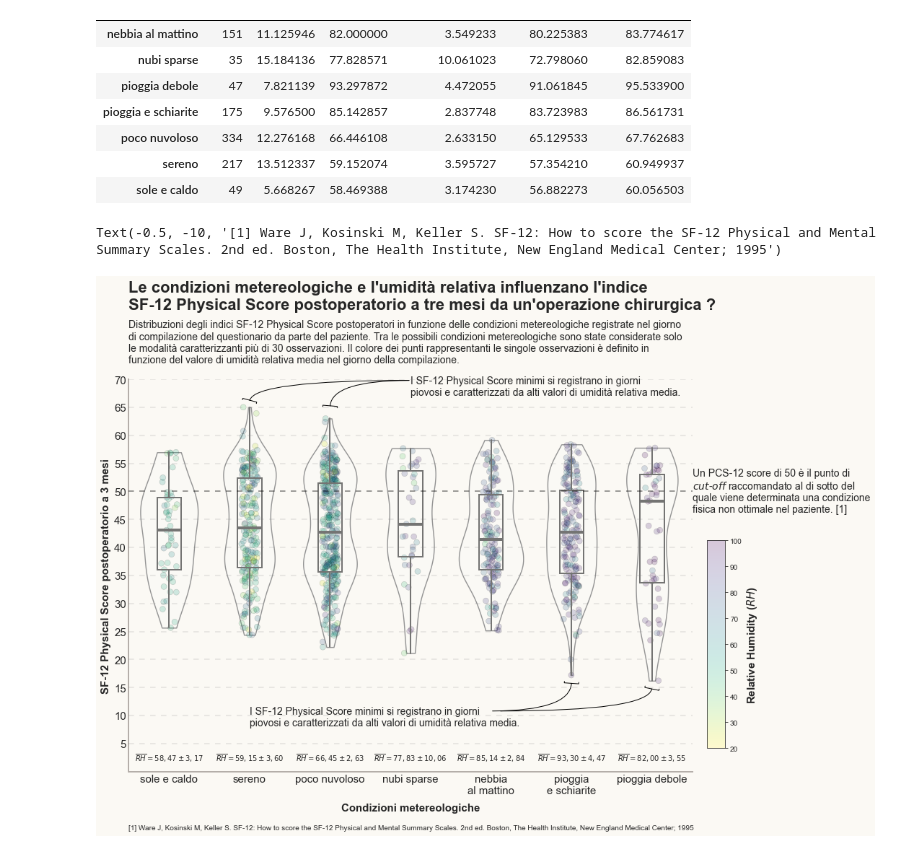
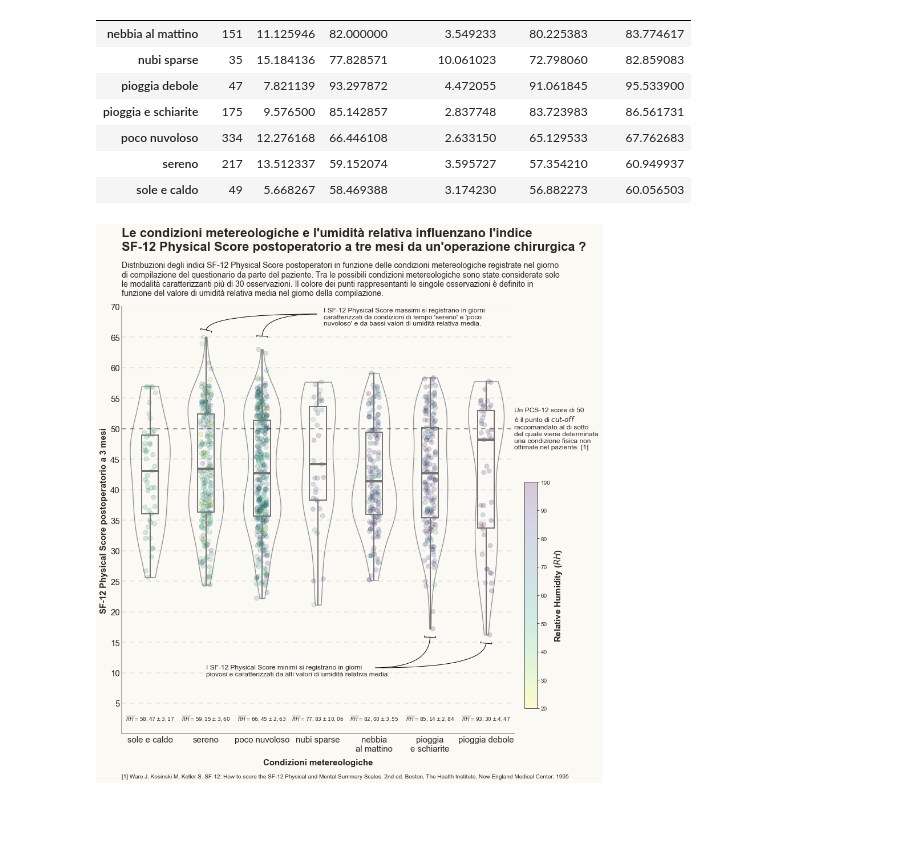
Before and after one commit to giocoal/surgery-PROMs-score-and-weather-conditions-data-visualizations, a Jupyter notebook: DataViz_Compitino_PrimaVIsualizzazione.ipynb, the cells around one changed output. Saved outputs shown, nothing was run; the diff lists cells and outputs as text; code cells hidden in the pictures; blank space fills up the shorter version.

Commit message:
Sistemazione prima viz salvataggio

```diff
--- a/DataViz_Compitino_PrimaVIsualizzazione.ipynb
+++ b/DataViz_Compitino_PrimaVIsualizzazione.ipynb
@@ -287,9 +287,12 @@ sunto_umid
 | sole e caldo | 49 | 5.668267 | 58.469388 | 3.174230 | 56.882273 | 60.056503 |
 # %%
 sns.set_style('white')
-fig, ax = plt.subplots(figsize= (14, 10))
+#fig, ax = plt.subplots(figsize= (14, 10))
 #Tentativo
 #fig, ax = plt.subplots(figsize= (5.67, 4.05))
+#Tentativo2
+my_dpi = 138
+fig, ax = plt.subplots(figsize= (1700/my_dpi, 1900/my_dpi))
 fig.patch.set_facecolor('#fbf9f4')
 ax.set_facecolor('#fbf9f4')
 #color_scale = ["#1B9E77", "#D95F02", "#7570B3", "#E7298A", "#66A61E", "#E6AB02", "#A6761D"]
@@ -400,7 +403,7 @@ titolo_inglese = "Do weather conditions affect post-operatory physical PROM scor
 fig.suptitle(
     titolo_italiano,
     x = 0.125,
-    y = 1.07,
+    y = 1.02,
     ha="left",
     fontsize=22,
     weight="bold",
@@ -410,7 +413,7 @@ fig.suptitle(
 
 # Sottotitolo
 sottotitolo_italiano = "Distribuzioni degli indici SF-12 Physical Score postoperatori in funzione delle condizioni metereologiche registrate nel giorno \ndi compilazione del questionario da parte del paziente. Tra le possibili condizioni metereologiche sono state considerate solo\nle modalità caratterizzanti più di 30 osservazioni. Il colore dei punti rappresentanti le singole osservazioni è definito in\nfunzione del valore di umidità relativa media nel giorno della compilazione."
-ax.set_title(sottotitolo_italiano, loc='left', pad=23, fontsize=14)
+ax.set_title(sottotitolo_italiano, loc='left', pad=20, fontsize=14)
 
 # Context
 #tick_len = 4
@@ -418,13 +421,14 @@ ax.set_title(sottotitolo_italiano, loc='left', pad=23, fontsize=14)
 #ax.plot([3, 3, 5, 5], [15 + tick_len, 15, 15, 15 + tick_len], c="black")
 
 #Umidità media e intervallo di confidenza
-ax.text(0, 2.5, r'$\overline{RH}=58,47 \pm 3,17$', fontsize=10, va="center", ha="center")
-ax.text(1, 2.5, r'$\overline{RH}=59,15 \pm 3,60$', fontsize=10, va="center", ha="center")
-ax.text(2, 2.5, r'$\overline{RH}=66,45 \pm 2,63$', fontsize=10, va="center", ha="center")
-ax.text(3, 2.5, r'$\overline{RH}=77,83 \pm 10,06$',fontsize=10, va="center", ha="center")
-ax.text(4, 2.5, r'$\overline{RH}=85,14 \pm 2,84$', fontsize=10, va="center", ha="center")
-ax.text(5, 2.5, r'$\overline{RH}=93,30 \pm 4,47$', fontsize=10, va="center", ha="center")
-ax.text(6, 2.5, r'$\overline{RH}=82,00 \pm 3,55$', fontsize=10, va="center", ha="center")
+ax.text(0, 2.5, r'$\overline{RH}=58,47 \pm 3,17$', fontsize=9, va="center", ha="center")
+ax.text(1, 2.5, r'$\overline{RH}=59,15 \pm 3,60$', fontsize=9, va="center", ha="center")
+ax.text(2, 2.5, r'$\overline{RH}=66,45 \pm 2,63$', fontsize=9, va="center", ha="center")
+ax.text(3, 2.5, r'$\overline{RH}=77,83 \pm 10,06$',fontsize=9, va="center", ha="center")
+ax.text(4, 2.5, r'$\overline{RH}=82,00 \pm 3,55$', fontsize=9, va="center", ha="center")
+ax.text(5, 2.5, r'$\overline{RH}=85,14 \pm 2,84$', fontsize=9, va="center", ha="center")
+ax.text(6, 2.5, r'$\overline{RH}=93,30 \pm 4,47$', fontsize=9, va="center", ha="center")
+
 
 # Colorbar
 cbar_ax = fig.add_axes([0.92, 0.17, 0.025, 0.4])
@@ -445,7 +449,7 @@ cb.set_label("Relative Humidity (${RH}$)", size=15, weight="bold")
 # Annotazioni
 label1 = "I SF-12 Physical Score minimi si registrano in giorni\npiovosi e caratterizzati da alti valori di umidità relativa media."
 
-ax.text(1, 8 - pad, label1, fontsize=14, va="bottom", ha="left")
+ax.text(1, 9.5 - pad, label1, fontsize=12, va="bottom", ha="left")
 ax.annotate('', xy=(5, 16), xytext=(4, 11 - pad),
             arrowprops=dict(arrowstyle="-[",
                             connectionstyle="angle3,angleA=0,angleB=-90",
@@ -457,38 +461,39 @@ ax.annotate('', xy=(6, 15), xytext=(4.1, 11 - pad),
 
 label2 = "I SF-12 Physical Score massimi si registrano in giorni\ncaratterizzati da condizioni di tempo 'sereno' e 'poco\nnuvoloso' e da bassi valori di umidità relativa media."
 
-ax.text(3, 67 - pad, label1, fontsize=14, va="bottom", ha="left")
-ax.annotate('', xy=(1, 66), xytext=(3, 70 - pad),
+ax.text(3.1, 67 - pad, label2, fontsize=12, va="bottom", ha="left")
+ax.annotate('', xy=(1, 66), xytext=(3, 69 - pad),
             arrowprops=dict(arrowstyle="-[",
                             connectionstyle="angle3,angleA=0,angleB=-90",
                             color = 'k'))
-ax.annotate('', xy=(2, 65), xytext=(3, 70 - pad),
+ax.annotate('', xy=(2, 65), xytext=(3, 69 - pad),
             arrowprops=dict(arrowstyle="-[",
                             connectionstyle="angle3,angleA=0,angleB=-90",
                             color = 'k'))
 # Asse 50 e citazione
-label3 = ("Un PCS-12 score di 50 è il punto di\n$cut$-$off$ raccomandato al di sotto del\nquale viene determinata una condizione\nfisica non ottimale nel paziente. [1]")
+label3 = ("Un PCS-12 score di 50\nè il punto di $cut$-$off$\nraccomandato al di sotto\ndel quale viene determinata\nuna condizione fisica non\nottimale nel paziente. [1]")
 label4 = "[1] Ware J, Kosinski M, Keller S. SF-12: How to score the SF-12 Physical and Mental Summary Scales. 2nd ed. Boston, The Health Institute, New England Medical Center; 1995"
 
 pad = 0.2
 #ax.text(1.5, 66.5 + pad, label1, fontsize=14, va="bottom", ha="center", wrap = True)
 #ax.text(4, 14.8 - pad, label2, fontsize=14, va="top", ha="center")
-ax.text(6.5, 50, label3, fontsize=14, va="center", ha="left")
-ax.text(-0.5, -10, label4, fontsize=10, va="center", ha="left")
+ax.text(6.5, 50, label3, fontsize=12, va="center", ha="left")
+ax.text(-0.5, -7, label4, fontsize=10, va="center", ha="left")
 
 #colorbar
 #norm = plt.Normalize(df1_significativo['umidita_media'].min(), df1_significativo['umidita_media'].max())
 #sm = plt.cm.ScalarMappable(cmap="viridis_r", norm=norm)
 #sm.set_array([])
 
 # Remove the legend and add a colorbar
 #cbar = plt.colorbar(stripplot)
 #stripplot.get_legend().remove()
 #stripplot.figure.colorbar(sm, cax = 1)
 
 
 # SALVATAGGIO
+
 #fig.tight_layout()
+fig.savefig("compitino_primaviz", dpi=my_dpi, bbox_inches='tight')
 # %% [output]
-Text(-0.5, -10, '[1] Ware J, Kosinski M, Keller S. SF-12: How to score the SF-12 Physical and Mental Summary Scales. 2nd ed. Boston, The Health Institute, New England Medical Center; 1995')
-[figure, old version]
+[figure, new version]
```
Also changed, not shown: parts of 1 cell of this notebook, 1 other file.
